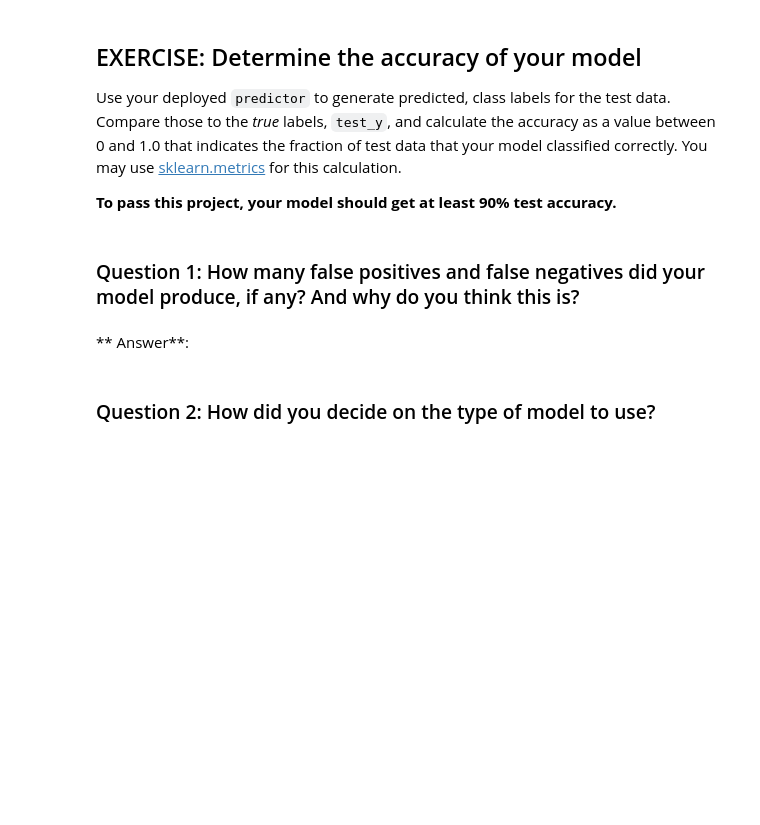
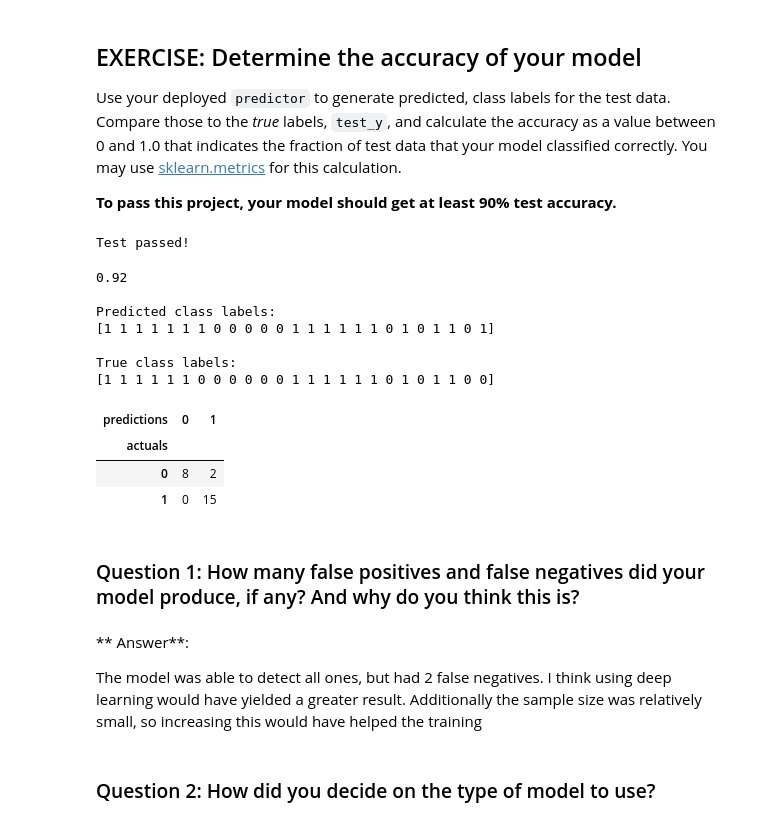
Before and after one commit to boffyd/Udacity-Plagiarism-Dection-Project, a Jupyter notebook: 3_Training_a_Model.ipynb, the cells around one changed output. Saved outputs shown, nothing was run; the diff lists cells and outputs as text; code cells hidden in the pictures; blank space fills up the shorter version.

```diff
--- a/3_Training_a_Model.ipynb
+++ b/3_Training_a_Model.ipynb
@@ -154,3 +154,14 @@ If you read the code above, you can see that the starter code includes a few thi
 * Loading the training data by name, `train.csv` and extracting the features and labels, `train_x`, and `train_y`
 
 If you'd like to read more about model saving with [joblib for sklearn](https://scikit-learn.org/stable/modules/model_persistence.html) or with [torch.save](https://pytorch.org/tutorials/beginner/saving_loading_models.html), click on the provided links.
+# %%
+import sagemaker
+
+from sagemaker import get_execution_role
+
+# Store the current SageMaker session
+session = sagemaker.Session()
+
+# Our current execution role is require when creating the model as the training
+# and inference code will need to access the model artifacts.
+role = get_execution_role()
@@ -312,8 +332,7 @@ Use your deployed `predictor` to generate predicted, class labels for the test d
 **To pass this project, your model should get at least 90% test accuracy.**
 # %%
 # First: generate predicted, class labels
-test_y_preds = None
-
+test_y_preds = predictor.predict(test_x)
 
 """
 DON'T MODIFY ANYTHING IN THIS CELL THAT IS BELOW THIS LINE
@@ -321,22 +340,54 @@ DON'T MODIFY ANYTHING IN THIS CELL THAT IS BELOW THIS LINE
 # test that your model generates the correct number of labels
 assert len(test_y_preds)==len(test_y), 'Unexpected number of predictions.'
 print('Test passed!')
+# %% [output]
+Test passed!
 # %%
+# sources from https://github.com/udacity/ML_SageMaker_Studies/tree/master/Payment_Fraud_Detection
+
+import numpy as np
+test_labels = test_y.values
+test_preds = test_y_preds
+
+tp = np.logical_and(test_labels, test_preds).sum()
+fp = np.logical_and(1-test_labels, test_preds).sum()
+tn = np.logical_and(1-test_labels, 1-test_preds).sum()
+fn = np.logical_and(test_labels, 1-test_preds).sum()
+
 # Second: calculate the test accuracy
-accuracy = None
+accuracy = (tp + tn) / (tp + fp + tn + fn)
+recall = tp / (tp + fn)
+precision = tp / (tp + fp)
 
 print(accuracy)
+
 
 
 ## print out the array of predicted and true labels, if you want
 print('\nPredicted class labels: ')
 print(test_y_preds)
 print('\nTrue class labels: ')
 print(test_y.values)
+
+pd.crosstab(test_labels, test_preds, rownames=['actuals'], colnames=['predictions'])
+# %% [output]
+0.92
+
+Predicted class labels:
+[1 1 1 1 1 1 1 0 0 0 0 0 1 1 1 1 1 1 0 1 0 1 1 0 1]
+
+True class labels:
+[1 1 1 1 1 1 0 0 0 0 0 0 1 1 1 1 1 1 0 1 0 1 1 0 0]
+| predictions | 0 | 1 |
+| actuals |  |  |
+| 0 | 8 | 2 |
+| 1 | 0 | 15 |
 # %% [markdown]
 ### Question 1: How many false positives and false negatives did your model produce, if any? And why do you think this is?
-# %% [markdown]
-** Answer**:
+# %% [markdown]
+** Answer**:
+
+The model was able to detect all ones, but had 2 false negatives.  I think using deep learning would have yielded a greater result.  Additionally the sample size was relatively small, so increasing this would have helped the training
 # %% [markdown]
 ### Question 2: How did you decide on the type of model to use?
 # %% [markdown]
```
Also changed, not shown: parts of 6 cells of this notebook.
